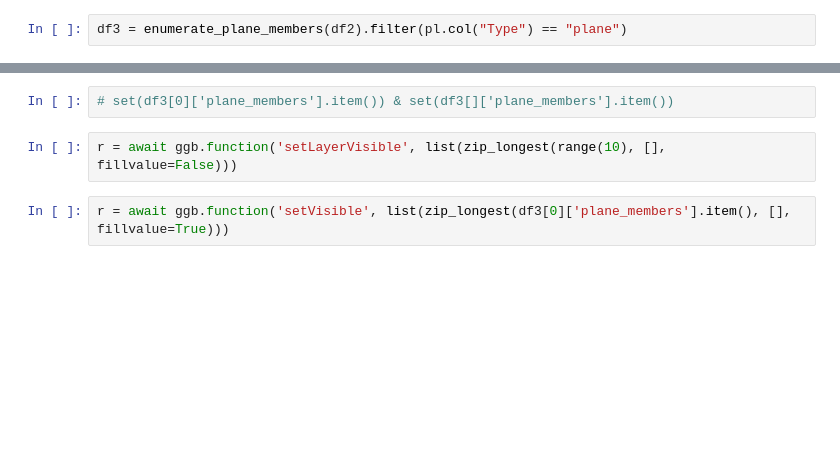
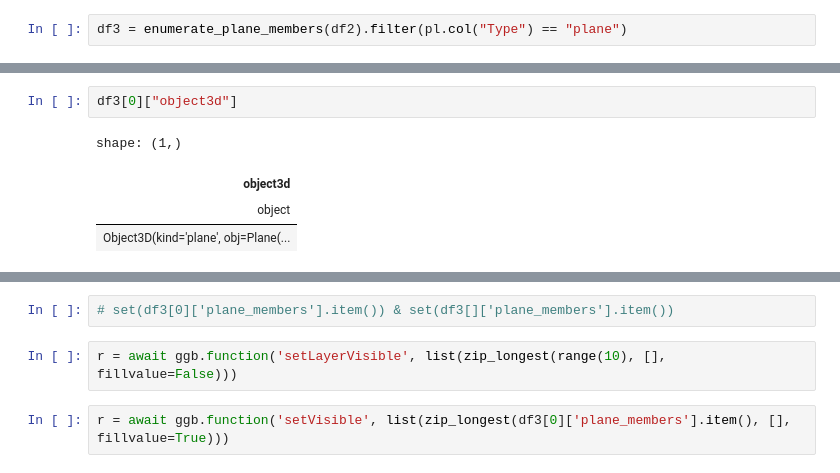
Before and after one commit to moyhig-ecs/ggblab, a Jupyter notebook: examples/eg12_3d.ipynb, the cells around one changed output, grey strips where cells are left out. Cells and saved outputs as stored; diff of their text form; blank space fills up the shorter version.

```diff
--- a/examples/eg12_3d.ipynb
+++ b/examples/eg12_3d.ipynb
@@ -347,3 +376,10 @@ Object3D(kind='plane', obj=Plane(Point3D(0, 0, -151/100), (0, 0, 1)), value='q_1
+# %%
+df3[0]["object3d"]
+# %% [output]
+shape: (1,)
+| object3d |
+| object |
+| Object3D(kind='plane', obj=Plane(... |
 # %%
 for r in df3.iter_rows():
     print(r[11])
```
Also changed, not shown: parts of 8 cells of this notebook, 1 other file.
